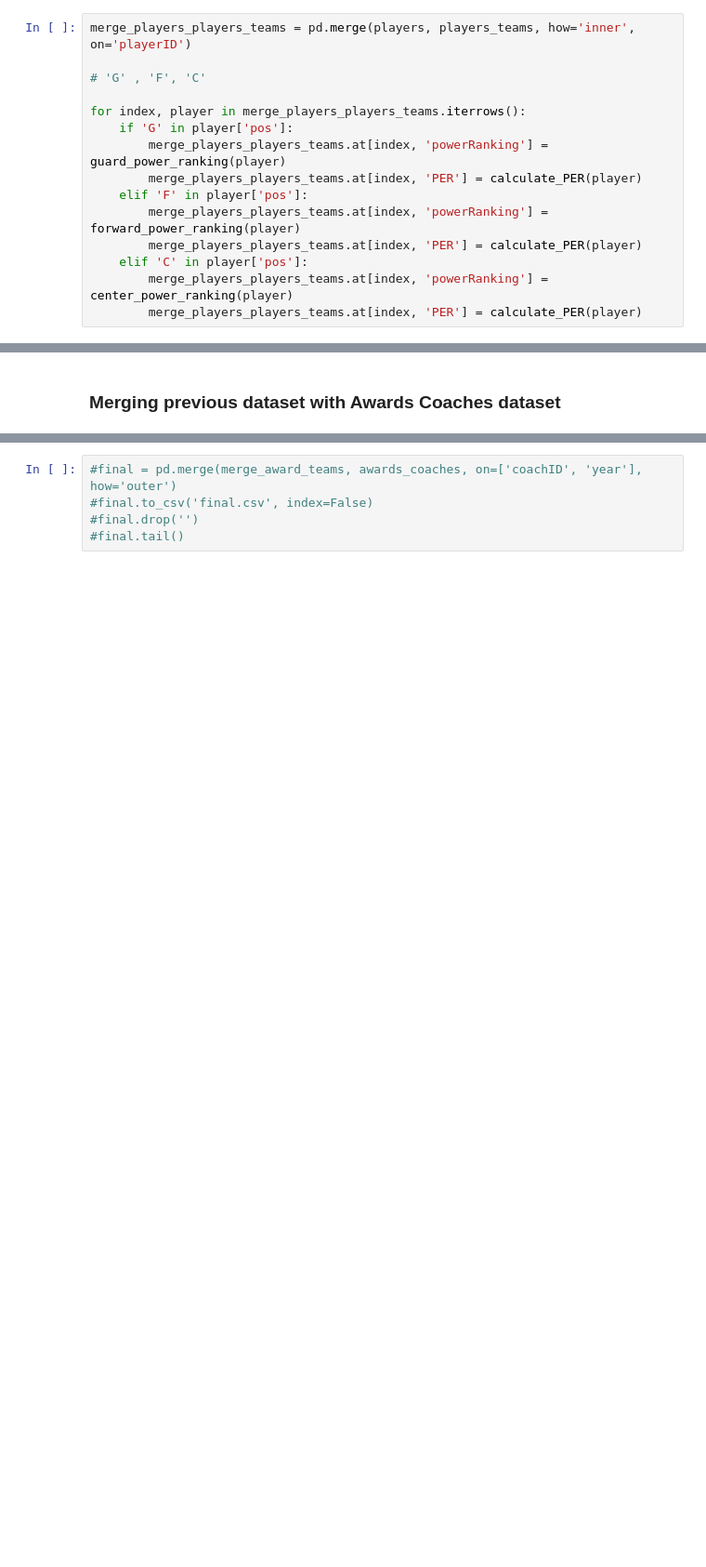
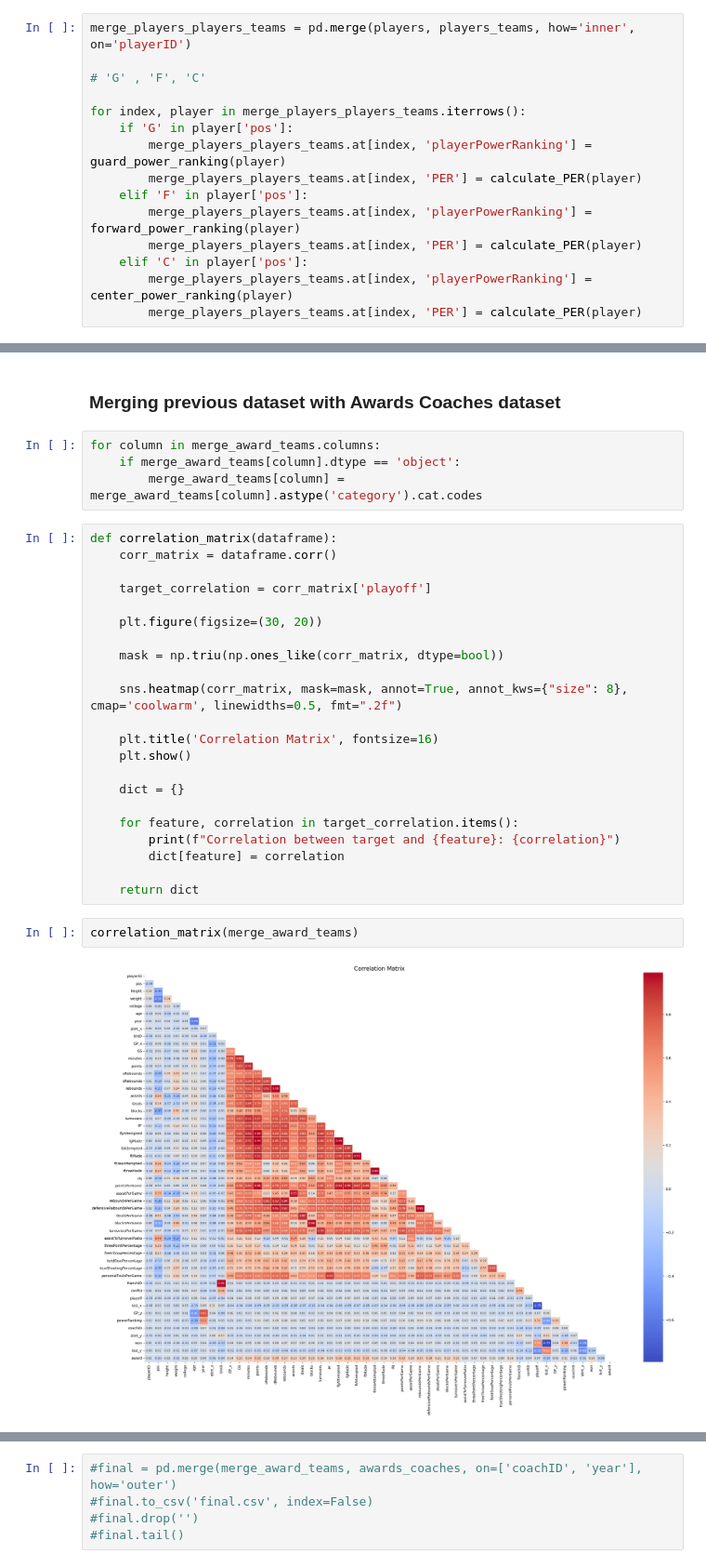
Before and after one commit to zearaujo11/AC, a Jupyter notebook: main.ipynb, the cells around one changed output, grey strips where cells are left out. Shown at 93% size. Drawn from its saved outputs; the diff is of its cells as text; blank space fills up the shorter version.

Commit message:
player and team work

```diff
--- a/main.ipynb
+++ b/main.ipynb
@@ -740,13 +743,13 @@ merge_players_players_teams = pd.merge(players, players_teams, how='inner', on='
 
 for index, player in merge_players_players_teams.iterrows():
     if 'G' in player['pos']:
-        merge_players_players_teams.at[index, 'powerRanking'] = guard_power_ranking(player)
+        merge_players_players_teams.at[index, 'playerPowerRanking'] = guard_power_ranking(player)
         merge_players_players_teams.at[index, 'PER'] = calculate_PER(player)
     elif 'F' in player['pos']:
-        merge_players_players_teams.at[index, 'powerRanking'] = forward_power_ranking(player)
+        merge_players_players_teams.at[index, 'playerPowerRanking'] = forward_power_ranking(player)
         merge_players_players_teams.at[index, 'PER'] = calculate_PER(player)
     elif 'C' in player['pos']:
-        merge_players_players_teams.at[index, 'powerRanking'] = center_power_ranking(player)
+        merge_players_players_teams.at[index, 'playerPowerRanking'] = center_power_ranking(player)
         merge_players_players_teams.at[index, 'PER'] = calculate_PER(player)
 # %%
 # GP,GS,minutes,points,oRebounds,dRebounds,rebounds,assists,steals,blocks,turnovers,PF,fgAttempted,fgMade,ftAttempted,ftMade,threeAttempted,threeMade
@@ -1324,2 +1380,32 @@ merge_award_teams.head()
 # %% [markdown]
 ### Merging previous dataset with Awards Coaches dataset
+# %%
+for column in merge_award_teams.columns:
+    if merge_award_teams[column].dtype == 'object':
+        merge_award_teams[column] = merge_award_teams[column].astype('category').cat.codes
+# %%
+def correlation_matrix(dataframe):
+    corr_matrix = dataframe.corr()
+
+    target_correlation = corr_matrix['playoff']
+
+    plt.figure(figsize=(30, 20))
+
+    mask = np.triu(np.ones_like(corr_matrix, dtype=bool))
+
+    sns.heatmap(corr_matrix, mask=mask, annot=True, annot_kws={"size": 8}, cmap='coolwarm', linewidths=0.5, fmt=".2f")
+
+    plt.title('Correlation Matrix', fontsize=16)
+    plt.show()
+
+    dict = {}
+
+    for feature, correlation in target_correlation.items():
+        print(f"Correlation between target and {feature}: {correlation}")
+        dict[feature] = correlation
+
+    return dict
+# %%
+correlation_matrix(merge_award_teams)
+# %% [output]
+[figure, added]
```
Also changed, not shown: parts of 11 cells of this notebook, 6 other files.
